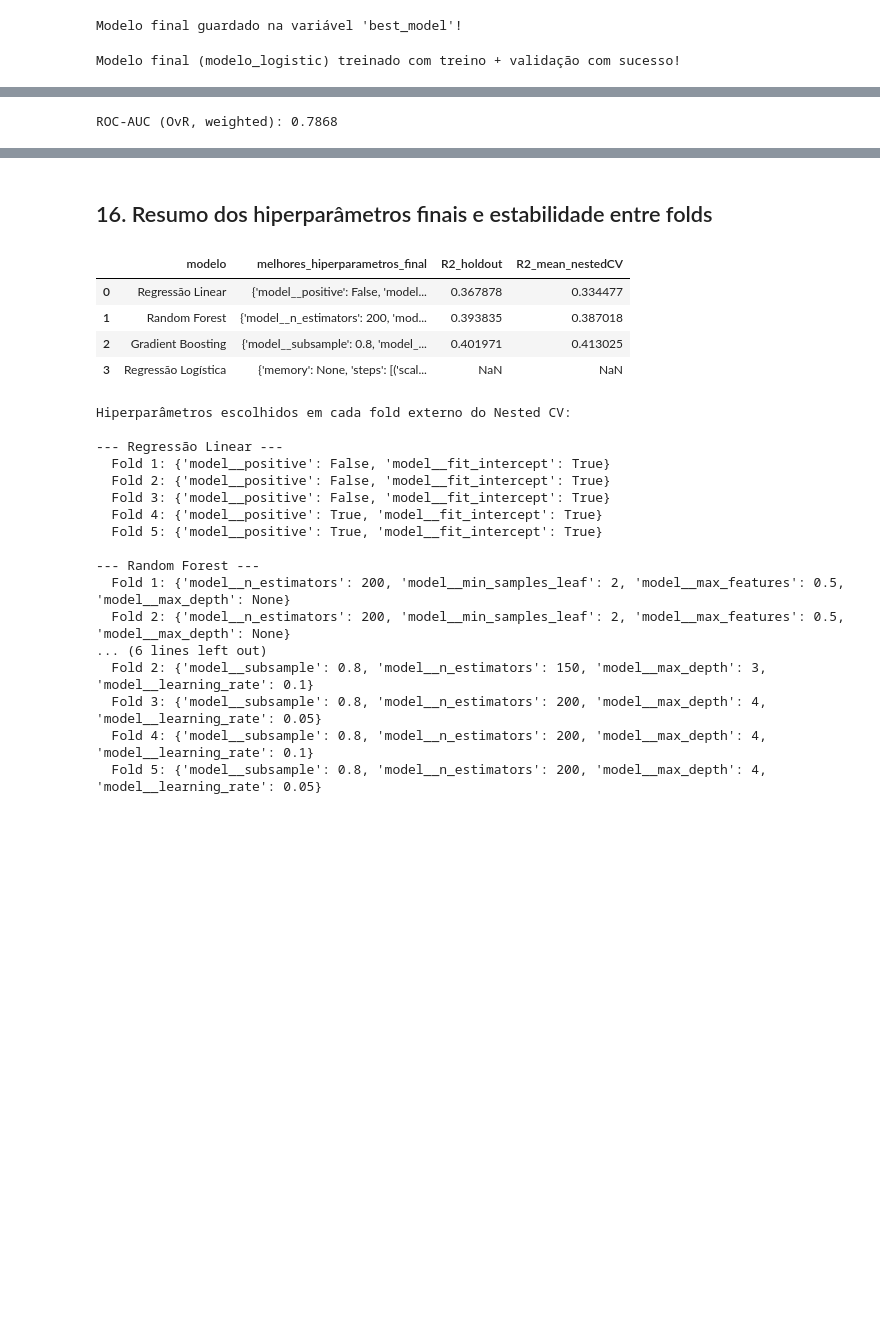
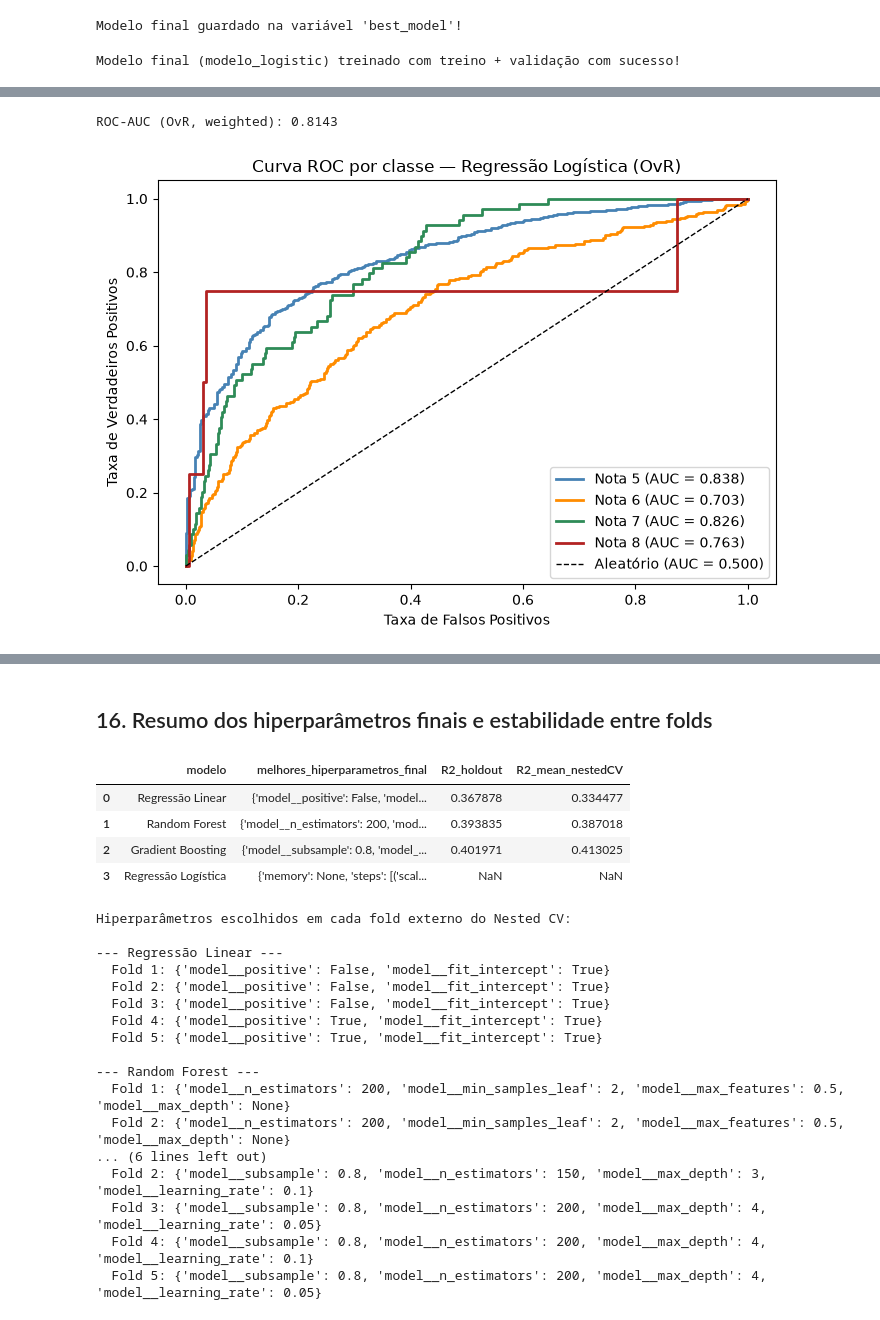
Before and after one commit to GabrielAquarius/trabalho_machine_learning, a Jupyter notebook: treinamento/treinamento_modelos.ipynb, the cells around one changed output, grey strips where cells are left out. Drawn from its saved outputs; the diff is of its cells as text; code cells hidden in the pictures; blank space fills up the shorter version.

```diff
--- a/treinamento/treinamento_modelos.ipynb
+++ b/treinamento/treinamento_modelos.ipynb
@@ -732,7 +716,7 @@ for params in ParameterSampler(
 
     scores = cross_val_score(
         model,
-        X_train_full,
+        X_train_full_lr,
         y_train_full_clf,
         cv=cv,
         scoring="f1_weighted",
@@ -763,7 +747,7 @@ best_model = Pipeline([
     ))
 ])
 best_model.set_params(**best_params)
-best_model.fit(X_train_full, y_train_full_clf)
+best_model.fit(X_train_full_lr, y_train_full_clf)
 print("Modelo final guardado na variável 'best_model'!")
 # %% [output]
 Iniciando a busca de hiperparâmetros com Validação Cruzada...
@@ -787,7 +771,7 @@ modelo_logistic = Pipeline([
 
 modelo_logistic.set_params(**best_params)
 
-modelo_logistic.fit(X_train_full, y_train_full_clf)
+modelo_logistic.fit(X_train_full_lr, y_train_full_clf)
 
 print("Modelo final (modelo_logistic) treinado com treino + validação com sucesso!")
 # %% [output]
@@ -815,34 +816,40 @@ print(classification_report(
 # %%
-y_prob = modelo_logistic.predict_proba(X_test)
+y_prob = modelo_logistic.predict_proba(X_test_lr)
 # %%
 roc_auc_weighted = roc_auc_score(
     y_test_clf,
     y_prob,
     multi_class="ovr",
-    average="weighted"
+    average="weighted",
+    labels=modelo_logistic.classes_
 )
 print(f"ROC-AUC (OvR, weighted): {roc_auc_weighted:.4f}")
 # %% [output]
-ROC-AUC (OvR, weighted): 0.7868
+ROC-AUC (OvR, weighted): 0.8143
 # %%
 y_test_bin = label_binarize(y_test_clf, classes=range(len(CLASS_NAMES)))
 
 fig, ax = plt.subplots(figsize=(7, 5))
 colors = ["steelblue", "darkorange", "seagreen", "firebrick"]
 
 for i, (name, color) in enumerate(zip(CLASS_NAMES, colors)):
+    if y_test_bin[:, i].sum() == 0:
+        print(f"Aviso: classe '{name}' não aparece em y_test — pulando curva ROC dessa classe.")
+        continue
     fpr, tpr, _ = roc_curve(y_test_bin[:, i], y_prob[:, i])
     auc_i = roc_auc_score(y_test_bin[:, i], y_prob[:, i])
     ax.plot(fpr, tpr, color=color, lw=2,
             label=f"Nota {name} (AUC = {auc_i:.3f})")
 
 ax.plot([0, 1], [0, 1], "k--", lw=1, label="Aleatório (AUC = 0.500)")
 ax.set_xlabel("Taxa de Falsos Positivos")
 ax.set_ylabel("Taxa de Verdadeiros Positivos")
 ax.set_title("Curva ROC por classe — Regressão Logística (OvR)")
 ax.legend(loc="lower right")
 plt.tight_layout()
 plt.show()
+# %% [output]
+[figure, added]
 # %%
 n_classes = len(CLASS_NAMES)
 loss = log_loss(y_test_clf, y_prob)
```
Also changed, not shown: parts of 37 cells of this notebook.
